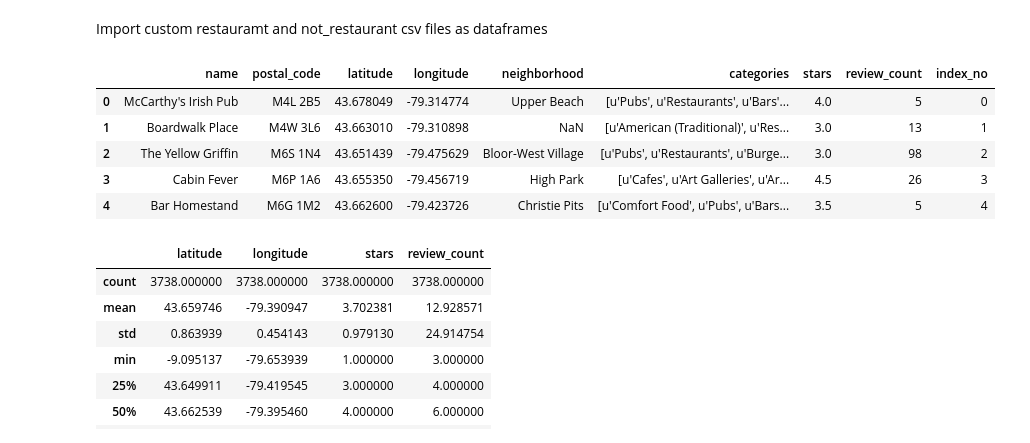
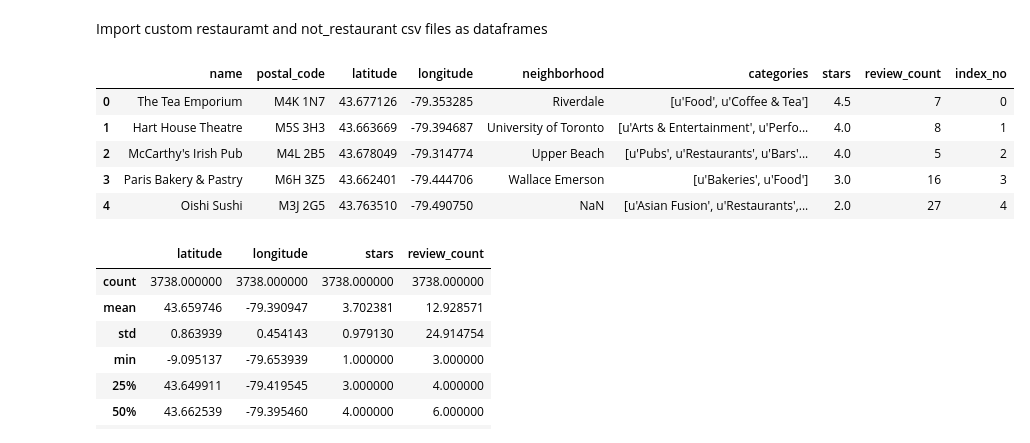
Before and after one commit to shrutirao94/Restaurant-Quality-and-Co-location-in-Toronto, a Jupyter notebook: yelp_analysis_2.ipynb, the cells around one changed output. Saved outputs shown, nothing was run; the diff lists cells and outputs as text; code cells hidden in the pictures.

```diff
--- a/yelp_analysis_2.ipynb
+++ b/yelp_analysis_2.ipynb
@@ -18,19 +18,32 @@ Import custom restauramt and not_restaurant csv files as dataframes
 # %%
 not_restaurant_df = pd.read_csv('not_restaurant.csv')
 not_restaurant_df = not_restaurant_df.drop(['Unnamed: 0','city','distance'], 1)
 not_restaurant_df = not_restaurant_df.drop_duplicates(subset=['name','postal_code','latitude','longitude','neighborhood'], keep=False)
+
 pubs_df = pd.read_csv('pubs.csv')
 pubs_df = pubs_df.drop(['city','Unnamed: 0'], 1)
 pubs_df = pubs_df.drop_duplicates(subset=['name','postal_code','latitude','longitude','neighborhood'], keep=False)
 pubs_df['index_no'] = pubs_df.index
 pubs_df.head()
+
+not_pubs_df = pd.read_csv('not_pubs.csv')
+not_pubs_df = not_pubs_df.drop(['city','Unnamed: 0'], 1)
+not_pubs_df = not_pubs_df.drop_duplicates(subset=['name','postal_code','latitude','longitude','neighborhood'], keep=False)
+not_pubs_df['index_no'] = not_pubs_df.index
+not_pubs_df.head()
+
+toronto_businesses_df = pd.read_csv('toronto_businesses.csv')
+toronto_businesses_df = toronto_businesses_df.drop(['city','Unnamed: 0'], 1)
+toronto_businesses_df = toronto_businesses_df.drop_duplicates(subset=['name','postal_code','latitude','longitude','neighborhood'], keep=False)
+toronto_businesses_df['index_no'] = toronto_businesses_df.index
+toronto_businesses_df.head()
 # %% [output]
 |  | name | postal_code | latitude | longitude | neighborhood | categories | stars | review_count | index_no |
-| 0 | McCarthy's Irish Pub | M4L 2B5 | 43.678049 | -79.314774 | Upper Beach | [u'Pubs', u'Restaurants', u'Bars'... | 4.0 | 5 | 0 |
-| 1 | Boardwalk Place | M4W 3L6 | 43.663010 | -79.310898 | NaN | [u'American (Traditional)', u'Res... | 3.0 | 13 | 1 |
-| 2 | The Yellow Griffin | M6S 1N4 | 43.651439 | -79.475629 | Bloor-West Village | [u'Pubs', u'Restaurants', u'Burge... | 3.0 | 98 | 2 |
-| 3 | Cabin Fever | M6P 1A6 | 43.655350 | -79.456719 | High Park | [u'Cafes', u'Art Galleries', u'Ar... | 4.5 | 26 | 3 |
-| 4 | Bar Homestand | M6G 1M2 | 43.662600 | -79.423726 | Christie Pits | [u'Comfort Food', u'Pubs', u'Bars... | 3.5 | 5 | 4 |
+| 0 | The Tea Emporium | M4K 1N7 | 43.677126 | -79.353285 | Riverdale | [u'Food', u'Coffee & Tea'] | 4.5 | 7 | 0 |
+| 1 | Hart House Theatre | M5S 3H3 | 43.663669 | -79.394687 | University of Toronto | [u'Arts & Entertainment', u'Perfo... | 4.0 | 8 | 1 |
+| 2 | McCarthy's Irish Pub | M4L 2B5 | 43.678049 | -79.314774 | Upper Beach | [u'Pubs', u'Restaurants', u'Bars'... | 4.0 | 5 | 2 |
+| 3 | Paris Bakery & Pastry | M6H 3Z5 | 43.662401 | -79.444706 | Wallace Emerson | [u'Bakeries', u'Food'] | 3.0 | 16 | 3 |
+| 4 | Oishi Sushi | M3J 2G5 | 43.763510 | -79.490750 | NaN | [u'Asian Fusion', u'Restaurants',... | 2.0 | 27 | 4 |
 # %%
 not_restaurant_df.describe()
 # %% [output]
```
Also changed, not shown: parts of 7 cells of this notebook.
